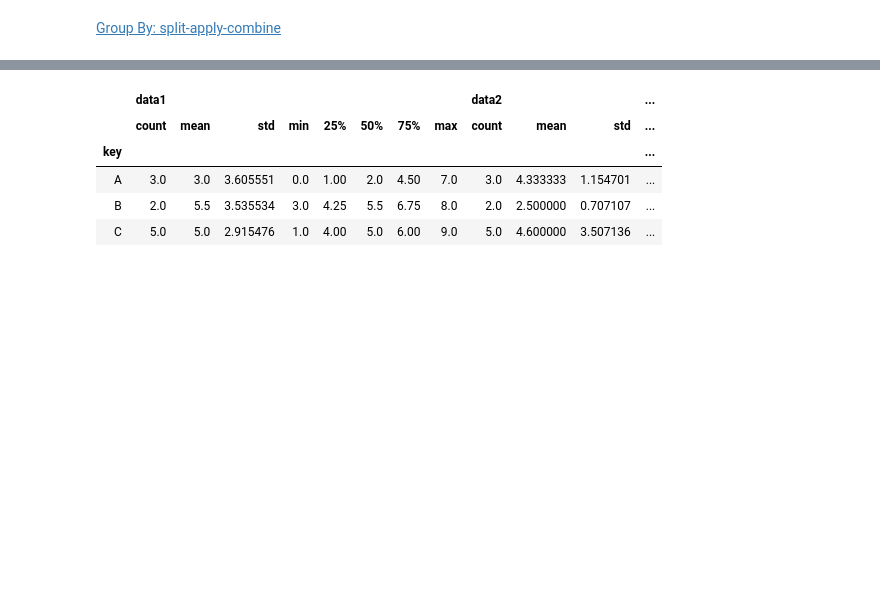
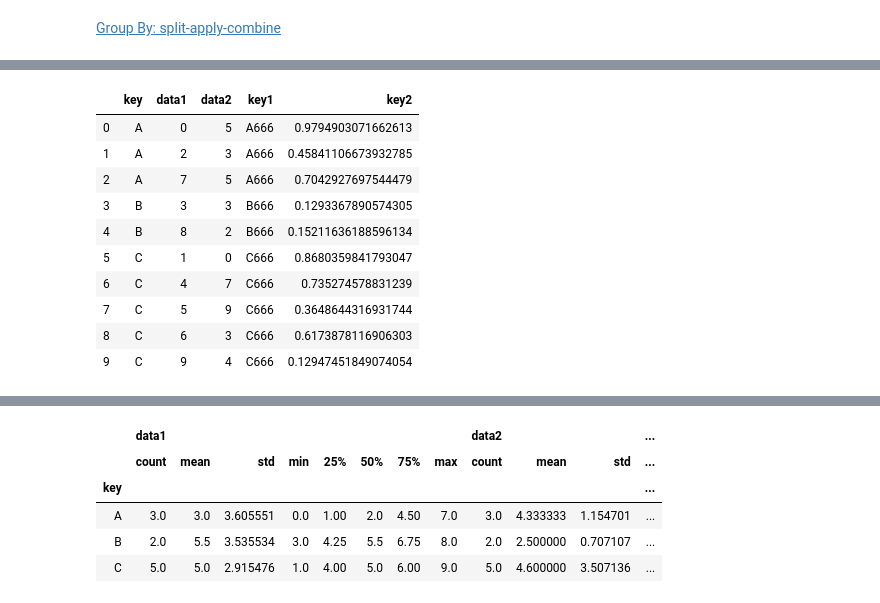
Before and after one commit to zawecha1/data_playground, a Jupyter notebook: pandas/groupby and aggregation.ipynb, the cells around one changed output, grey strips where cells are left out. Drawn from its saved outputs; the diff is of its cells as text; code cells hidden in the pictures; blank space fills up the shorter version.

```diff
--- a/pandas/groupby and aggregation.ipynb
+++ b/pandas/groupby and aggregation.ipynb
@@ -41,0 +126,17 @@ df
+# %%
+df['key1'] = df['key'].apply(lambda x: x + '666')
+df['key2']  = np.random.rand(10)
+df['key2'] = df['key2'].apply(lambda x: str(x))
+df
+# %% [output]
+|  | key | data1 | data2 | key1 | key2 |
+| 0 | A | 0 | 5 | A666 | 0.9794903071662613 |
+| 1 | A | 2 | 3 | A666 | 0.45841106673932785 |
+| 2 | A | 7 | 5 | A666 | 0.7042927697544479 |
+| 3 | B | 3 | 3 | B666 | 0.1293367890574305 |
+| 4 | B | 8 | 2 | B666 | 0.15211636188596134 |
+| 5 | C | 1 | 0 | C666 | 0.8680359841793047 |
+| 6 | C | 4 | 7 | C666 | 0.735274578831239 |
+| 7 | C | 5 | 9 | C666 | 0.3648644316931744 |
+| 8 | C | 6 | 3 | C666 | 0.6173878116906303 |
+| 9 | C | 9 | 4 | C666 | 0.12947451849074054 |
```
Also changed, not shown: parts of 15 cells of this notebook, 1 other file.
